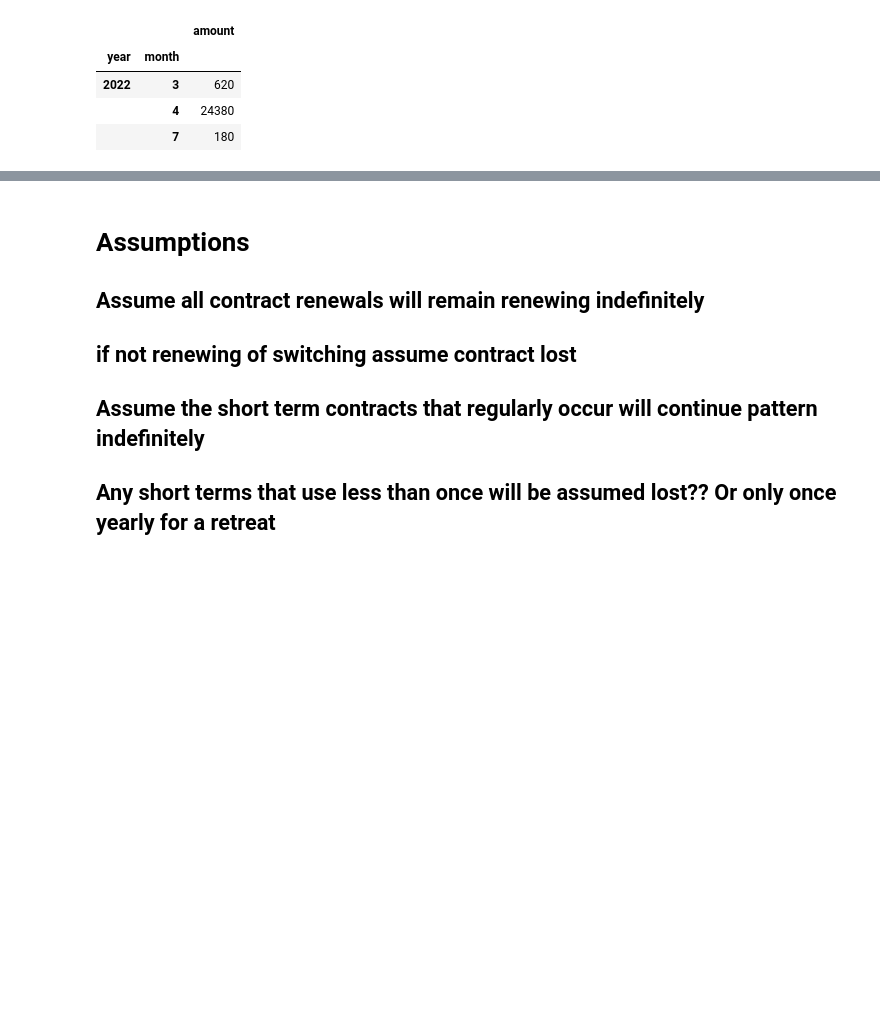
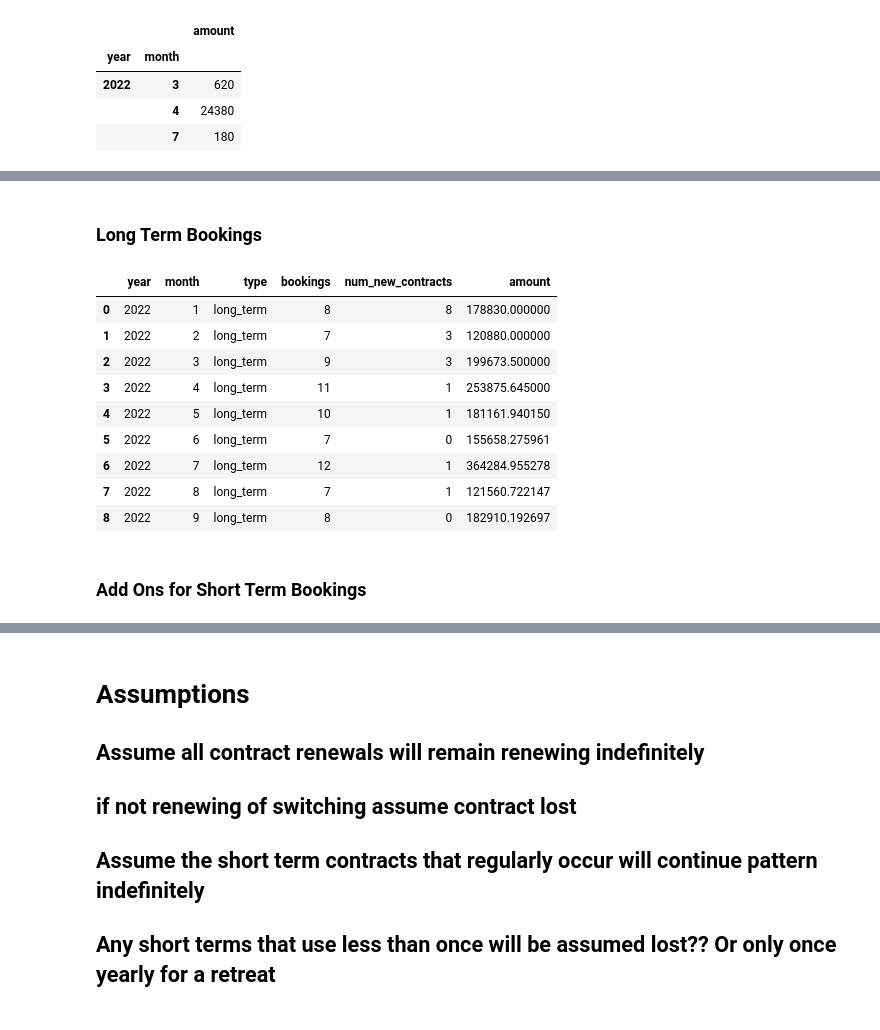
Before and after one commit to njw27/codi_pres, a Jupyter notebook: codi_nb.ipynb, the cells around one changed output, grey strips where cells are left out. Cells and saved outputs as stored; diff of their text form; code cells hidden in the pictures; blank space fills up the shorter version.

```diff
--- a/codi_nb.ipynb
+++ b/codi_nb.ipynb
@@ -985,0 +1045,21 @@ framed_addon.head(60)
+# %% [markdown]
+### Long Term Bookings
+# %%
+long_monthly_q3 = cleaned_long.reset_index()
+long_monthly_q3 = long_monthly_q3[long_monthly_q3["month"]<=9]
+long_monthly_q3 = long_monthly_q3[long_monthly_q3["year"]<=2022]
+
+long_monthly_q3
+# %% [output]
+|  | year | month | type | bookings | num_new_contracts | amount |
+| 0 | 2022 | 1 | long_term | 8 | 8 | 178830.000000 |
+| 1 | 2022 | 2 | long_term | 7 | 3 | 120880.000000 |
+| 2 | 2022 | 3 | long_term | 9 | 3 | 199673.500000 |
+| 3 | 2022 | 4 | long_term | 11 | 1 | 253875.645000 |
+| 4 | 2022 | 5 | long_term | 10 | 1 | 181161.940150 |
+| 5 | 2022 | 6 | long_term | 7 | 0 | 155658.275961 |
+| 6 | 2022 | 7 | long_term | 12 | 1 | 364284.955278 |
+| 7 | 2022 | 8 | long_term | 7 | 1 | 121560.722147 |
+| 8 | 2022 | 9 | long_term | 8 | 0 | 182910.192697 |
+# %% [markdown]
+### Add Ons for Short Term Bookings
```
Also changed, not shown: parts of 20 cells of this notebook.
